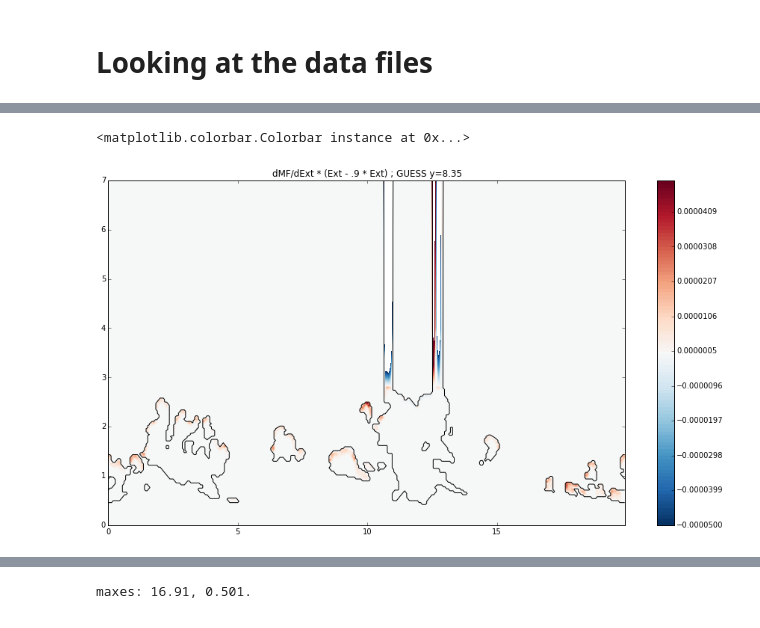
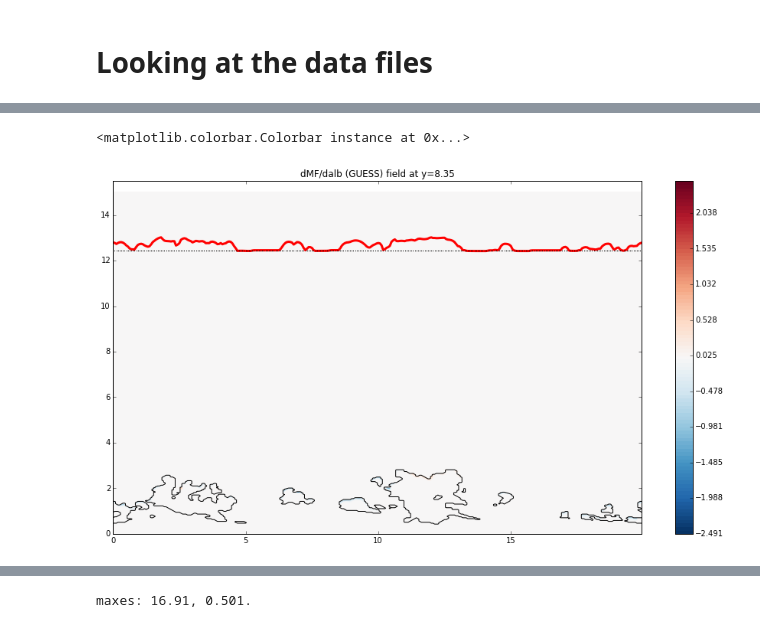
Before and after one commit to wgm2111/wgm-shdom-files-AGU2015, a Jupyter notebook: data-adjoint3/exploring_adjoint.ipynb, the cells around one changed output, grey strips where cells are left out. Drawn from its saved outputs; the diff is of its cells as text; code cells hidden in the pictures.

```diff
--- a/data-adjoint3/exploring_adjoint.ipynb
+++ b/data-adjoint3/exploring_adjoint.ipynb
@@ -143,16 +147,29 @@ Showing head: les0822nh15t13y135_ocaer1_w0.646_ns1true2.log
 # %%
 pd.read_csv?
 # %%
-# Load the adjoint file into memory
+# Load the adjoint files into memory
 adj_frame = pd.read_csv(fadj, quoting=3, delim_whitespace=True, skiprows=2)
+adj_true_frame = pd.read_csv(fadj_true, quoting=3, delim_whitespace=True, skiprows=2)
+adj_arad_frame = pd.read_csv(farad, quoting=3, delim_whitespace=True, skiprows=19)
+adj_arad_true_frame = pd.read_csv(farad_true, quoting=3, delim_whitespace=True, skiprows=19)
+
 
 # Get variables from the array
 nx = adj_frame['X'].unique().size
 nz = adj_frame["Z"].unique().size
 
+
+# Get the guess case adjoint field properties
 adj_x = np.array(adj_frame["X"], dtype='f8').reshape(nx, nz)
 adj_z = np.array(adj_frame["Z"], dtype='f8').reshape(nx, nz)
 adj_ext = np.array(adj_frame["Extinct"], dtype='f8').reshape(nx, nz)
 adj_alb = np.array(adj_frame["SSalbedo"], dtype='f8').reshape(nx, nz)
 adj_dMFdext = np.array(adj_frame["dMF/dExt"], dtype='f8').reshape(nx, nz)
 adj_dMFdalb = np.array(adj_frame["dMF/dSSalb"], dtype='f8').reshape(nx, nz)
+
+# Get the True case adjoint extinction field
+adj_ext_true = np.array(adj_true_frame["Extinct"], dtype='f8').reshape(nx, nz)
+
+# Define the adjoint radiance parameters
+adj_arad = np.array(adj_arad_frame['RADIANCE'], dtype='f8').reshape(nx)
+adj_arad_true = np.array(adj_arad_true_frame['RADIANCE'], dtype='f8').reshape(nx)
@@ -184,19 +288,39 @@ f1.colorbar(contour1, ax=ax1)
 # %%
 # Make a figure to plot the true single-scattering albedo field
-f2 = plt.figure(1, (15,8), facecolor='white')
-ax2 = f2.add_axes([.1, .1, .8, .8])
-
-contour2 = ax2.contourf(adj_x, adj_z, adj_dMFdext*(.1*adj_ext) * (adj_alb>=0.9999), levels=np.linspace(-.00005, 0.00005, 100), cmap=cm.RdBu_r) #levels=linspace(-16, 16, 100),
-contour2a = ax2.contour(adj_x, adj_z, adj_alb, 1, cmap=cm.gray) #levels=linspace(-16, 16, 100),
+f3 = plt.figure(1, (15,8), facecolor='white')
+ax3 = f3.add_axes([.1, .1, .8, .8])
 
 
-ax2.set_ybound((0,7))
+# plot parameters
+fvals = adj_dMFdalb * mask_clouds * DZscale # * .1 * adj_ext
+fmax = abs(fvals).max()
+levels = np.linspace(-fmax, fmax, 100)
 
-if GUESS==True:
-    ax2.set_title("dMF/dExt * (Ext - .9 * Ext) ; GUESS y=8.35")
-else:
-    ax2.set_title("dMF/dExt field at y=8.35")
-f2.colorbar(contour2, ax=ax2)
+
+
+#levels = np.linspace(-.05, .05, 100)
+
+#fvals = adj_dMFdalb * mask_clouds * DZscale
+
+
+
+
+
+contour3 = ax3.contourf(adj_x, adj_z, fvals, levels=levels, cmap=cm.RdBu_r)
+contour3a = ax3.contour(adj_x, adj_z, cloud_outline, 1, cmap=cm.gray) #levels=linspace(-16, 16, 100),
+
+# Add the residual to the plot
+ftrans = lambda y: 2. * y + .8*H
+plot_overlay_origin = ftrans(0 * adj_arad)
+plot_overlay_arad = ftrans(adj_arad)
+
+plot_arad = ax3.plot(adj_x[:,0], plot_overlay_arad, 'r', linewidth=3)
+plot_origin = ax3.plot(adj_x[:,0], plot_overlay_origin, 'k,', linewidth=1)
+
+ax3.set_ybound((0,H))
+ax3.set_title("dMF/dalb (GUESS) field at y=8.35")
+
+f3.colorbar(contour3, ax=ax3)
 # %% [output]
 <matplotlib.colorbar.Colorbar instance at 0x...>
-[figure, old version]
+[figure, new version]
```
Also changed, not shown: parts of 13 cells of this notebook, 9 other files.
